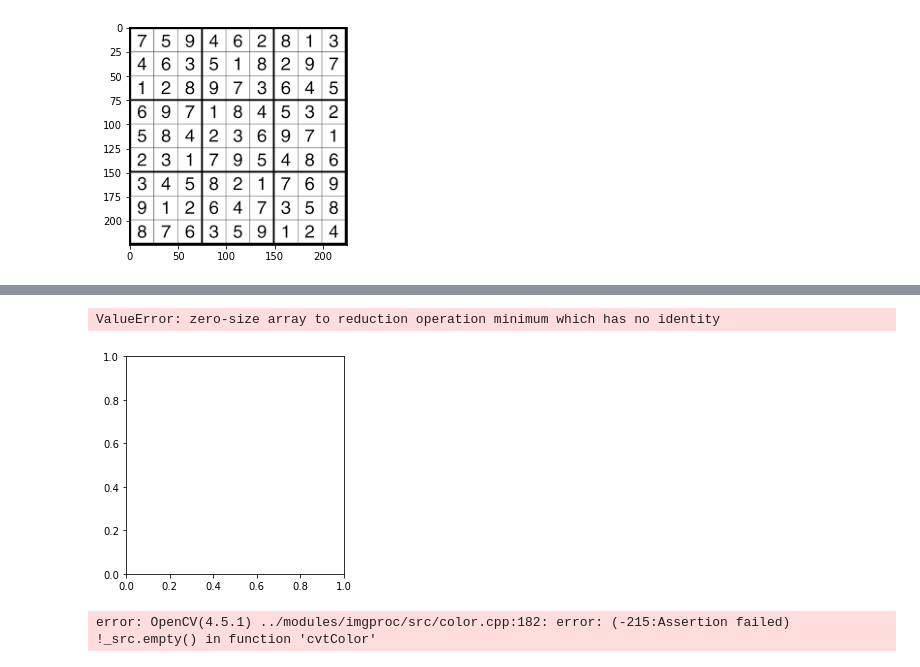
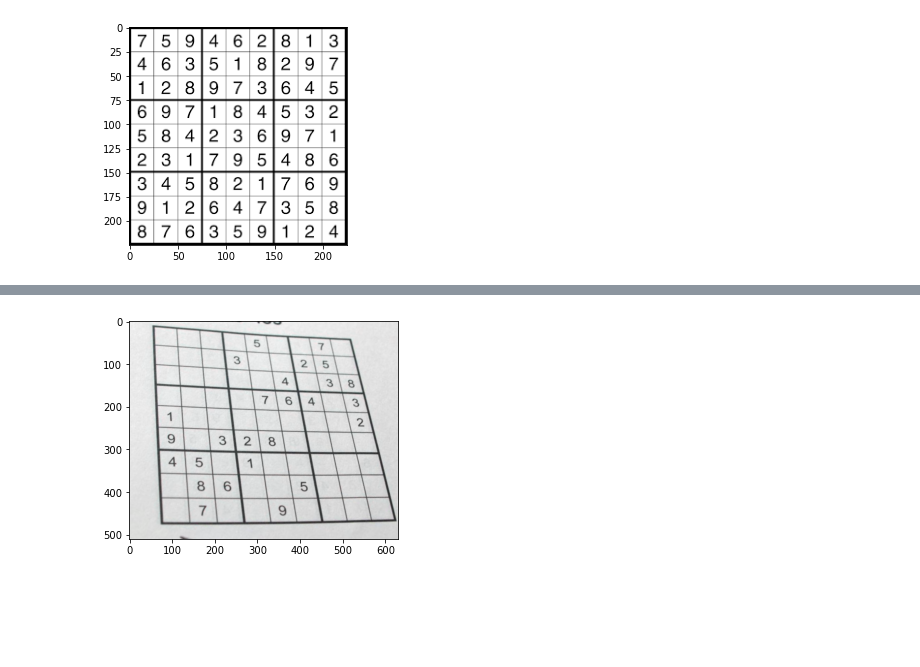
Before and after one commit to fistadev/AISpring21, a Jupyter notebook: M6 - Computer Vision/CV7 - Template matching, corners and Haar cascades/live_coding_cv7.ipynb, the cells around one changed output, grey strips where cells are left out. Drawn from its saved outputs; the diff is of its cells as text; code cells hidden in the pictures; blank space fills up the shorter version.

```diff
--- a/M6 - Computer Vision/CV7 - Template matching, corners and Haar cascades/live_coding_cv7.ipynb
+++ b/M6 - Computer Vision/CV7 - Template matching, corners and Haar cascades/live_coding_cv7.ipynb
@@ -69,15 +69,24 @@ imshow(sudoku_ph)
-# %%
-cropped_sudoku = sudoku[100:550,280:650]
-imshow(cropped_sudoku, False, False)
-# %% [output]
-ValueError: zero-size array to reduction operation minimum which has no identity
-[figure, removed]
+# %%
+# Create a rotation matrix to rotate the image by 45 degrees (using the center as the pivot point)
+h, w = sudoku_ph.shape[:2]
+
+x_center = w//2
+y_center = h//2
+rotation_matrix = cv2.getRotationMatrix2D((x_center,y_center), -15, 1,)
+
+img_rot = cv2.warpAffine(sudoku_ph,rotation_matrix,(w,h))
+# imshow(img_rot)
+
+# cropping image
+
+cropped_sudoku = img_rot[110:620,180:810]
+imshow(cropped_sudoku, False, False)
+# %% [output]
+[figure, added]
 # %%
 cropped_sudoku_gray = cv2.cvtColor(cropped_sudoku,cv2.COLOR_BGR2GRAY)
 ret, thr =cv2.threshold(cropped_sudoku_gray,127,255,cv2.THRESH_BINARY_INV)
 # imshow(thr)
-# %% [output]
-error: OpenCV(4.5.1) ../modules/imgproc/src/color.cpp:182: error: (-215:Assertion failed) !_src.empty() in function 'cvtColor'
 # %%
 canny = cv2.Canny(cropped_sudoku_gray,100,200)
 # imshow(canny)
```
Also changed, not shown: parts of 7 cells of this notebook.
